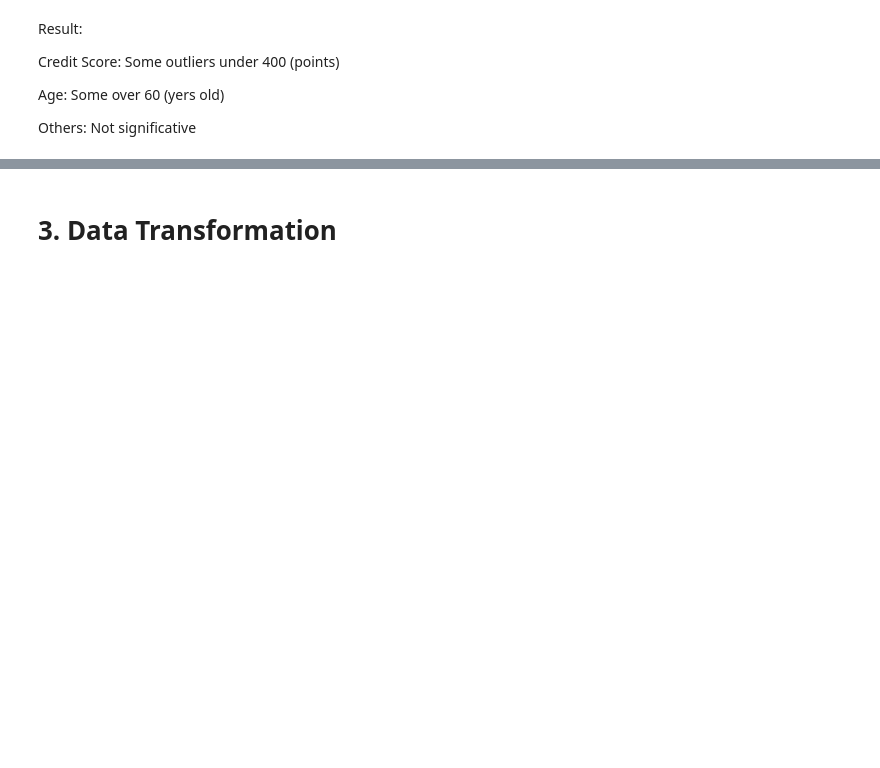
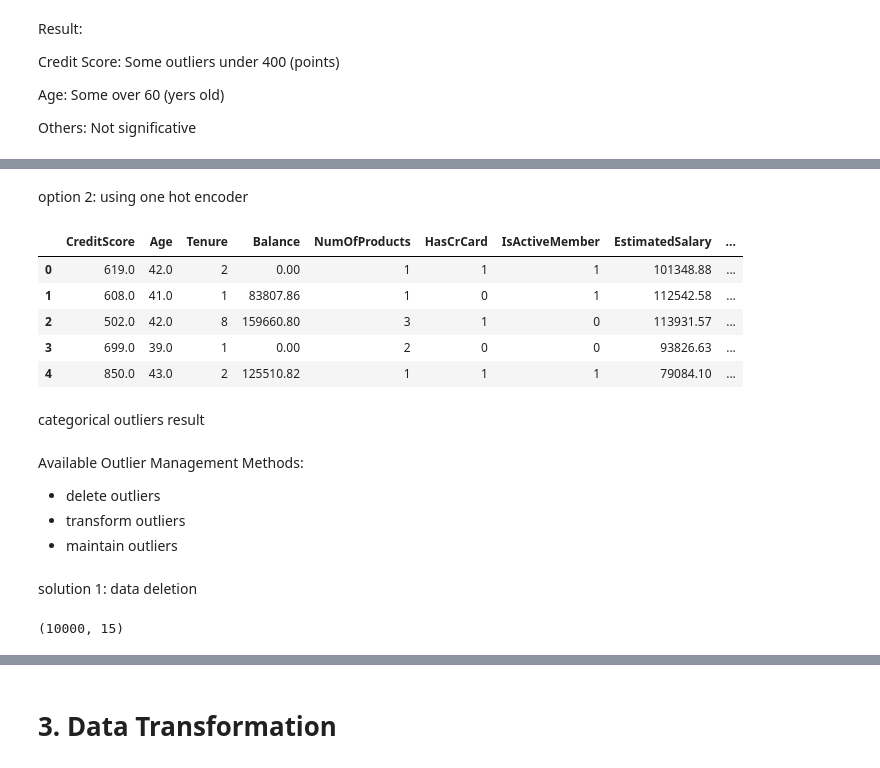
Before and after one commit to MateoPerezSuarez/Bank-Churn-Project, a Jupyter notebook: EDA_process.ipynb, the cells around one changed output, grey strips where cells are left out. Cells and saved outputs as stored; diff of their text form; code cells hidden in the pictures; blank space fills up the shorter version.

```diff
--- a/EDA_process.ipynb
+++ b/EDA_process.ipynb
@@ -173,0 +187,27 @@ sigo luego
+# %% [markdown]
+option 2: using one hot encoder
+# %%
+encoder = OneHotEncoder(sparse_output=False, drop='first', dtype=int)
+
+catcols = ['Gender','Geography', 'Card Type']
+encData = encoder.fit_transform(data[catcols])
+encDF = pd.DataFrame(encData, columns=encoder.get_feature_names_out(catcols))
+data2 = pd.concat([data.drop(columns= catcols),encDF],axis=1)
+
+data2.head()
+# %% [output]
+|  | CreditScore | Age | Tenure | Balance | NumOfProducts | HasCrCard | IsActiveMember | EstimatedSalary | ... |
+| 0 | 619.0 | 42.0 | 2 | 0.00 | 1 | 1 | 1 | 101348.88 | ... |
+| 1 | 608.0 | 41.0 | 1 | 83807.86 | 1 | 0 | 1 | 112542.58 | ... |
+| 2 | 502.0 | 42.0 | 8 | 159660.80 | 3 | 1 | 0 | 113931.57 | ... |
+| 3 | 699.0 | 39.0 | 1 | 0.00 | 2 | 0 | 0 | 93826.63 | ... |
+| 4 | 850.0 | 43.0 | 2 | 125510.82 | 1 | 1 | 1 | 79084.10 | ... |
+# %% [markdown]
+categorical outliers result
+# %% [markdown]
+Available Outlier Management Methods:
+- delete outliers
+- transform outliers
+- maintain outliers
+# %% [markdown]
+solution 1: data deletion
@@ -173,0 +222,4 @@ sigo luego
+# %%
+data.shape
+# %% [output]
+(10000, 15)
```
Also changed, not shown: parts of 23 cells of this notebook.
